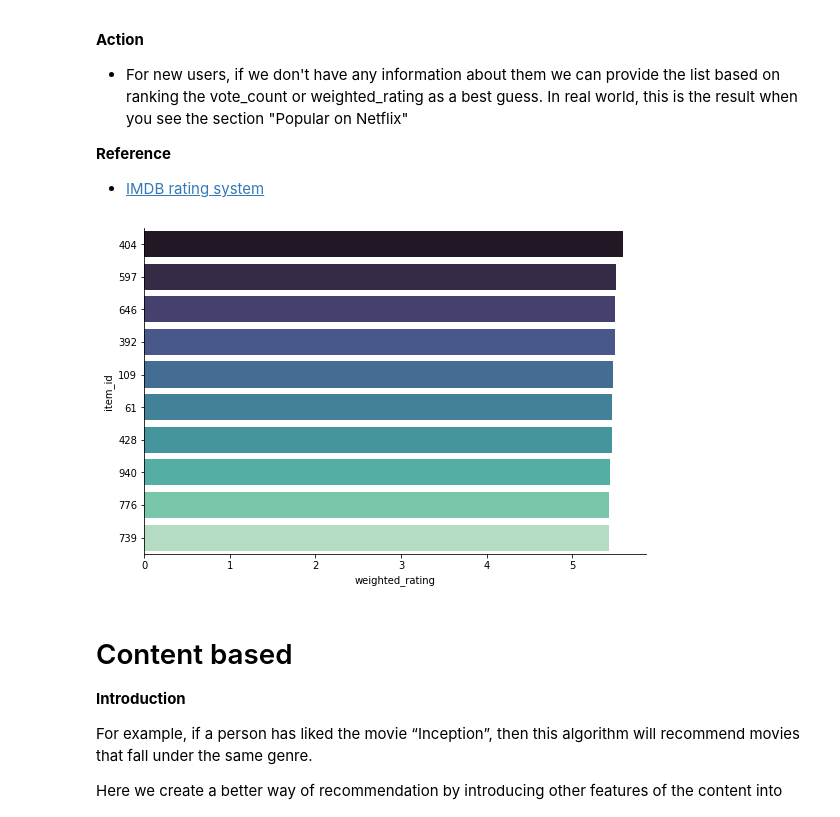
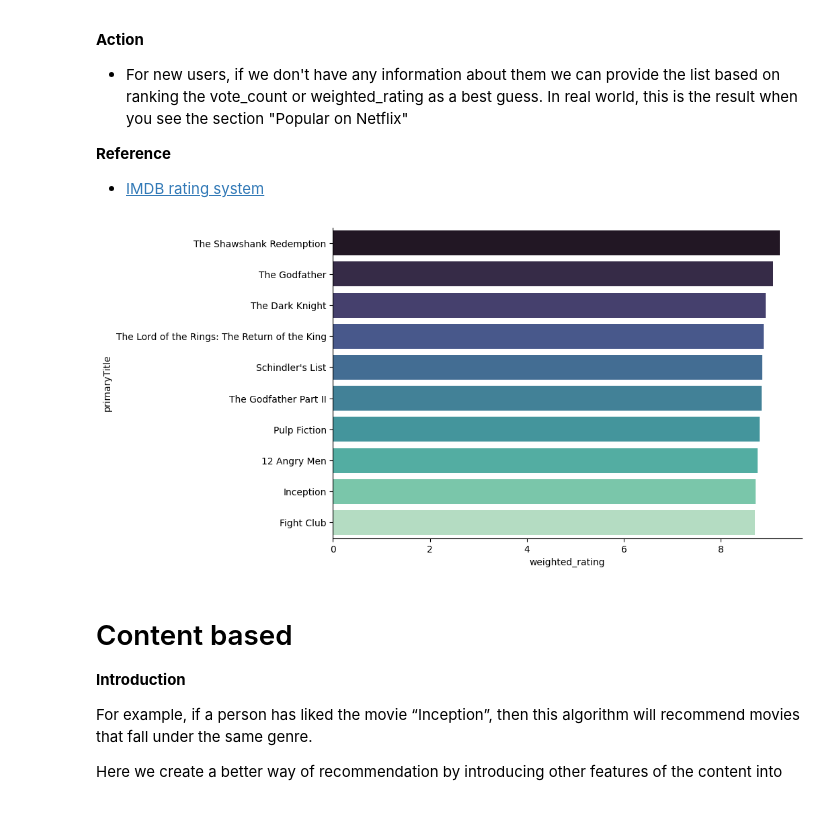
Before and after one commit to jonahwoods95/IMDB-Recommender-System, a Jupyter notebook: Tutorial.ipynb, the cells around one changed output. Drawn from its saved outputs; the diff is of its cells as text; code cells hidden in the pictures.

Commit message:
Imported, cleaned, and rated IMDB data

```diff
--- a/Tutorial.ipynb
+++ b/Tutorial.ipynb
@@ -76,0 +16,14 @@ Item Dataframe
+# %%
+# Only pull movies
+movies = titles_og[titles_og['titleType'] == 'movie']
+
+# Input NaN where appropriate
+movies = movies.replace('\\N', nan)
+
+# Clean up dtypes
+movies['isAdult'] = movies['isAdult'].astype(int)
+movies['startYear'] = movies['startYear'].astype("Int64")
+movies['runtimeMinutes'] = movies['runtimeMinutes'].astype("Int64")
+
+# Drop endYear - always blank for movies
+movies = movies.drop(columns='endYear')
@@ -76,0 +41,3 @@ Item Dataframe
+# %%
+# Only keep reviews for movies
+reviews = reviews_og[reviews_og['tconst'].isin(movies['tconst'])]
@@ -113,70 +89,42 @@ In real world, this is the result when you see the section "Popular on Netflix"
 # %%
 def weighted_rating(v,m,R,C):
     '''
     Calculate the weighted rating
 
     Args:
     v -> average rating for each item (float)
     m -> minimum votes required to be classified as popular (float)
     R -> average rating for the item (pd.Series)
     C -> average rating for the whole dataset (pd.Series)
 
     Returns:
     pd.Series
     '''
     return ( (v / (v + m)) * R) + ( (m / (v + m)) * C )
 
-def assign_popular_based_score(rating_df, item_df, user_col, item_col, rating_col):
-    '''
-    Assigned popular based score based on the IMDB weighted average.
+# Calcuate input parameters
+C = mean(reviews['averageRating'])
+m = percentile(reviews['numVotes'], 99)
+R = reviews['averageRating']
+v = reviews['numVotes']
 
-    Args:
-    rating -> pd.DataFrame contains ['item_id', 'rating'] for each user.
+# Create IMDB popular scoring
+qualified_reviews = reviews[reviews['numVotes'] >= m].copy()
+qualified_reviews['weighted_rating'] = weighted_rating(v,m,R,C)
 
-    Returns
-    popular_items -> pd.DataFrame contains item and IMDB weighted score.
-    '''
-
-    # pre processing
-    vote_count = (
-        rating_df
-        .groupby(item_col,as_index=False)
-        .agg( {user_col:'count', rating_col:'mean'} )
-        )
-    vote_count.columns = [item_col, 'vote_count', 'avg_rating']
-
-    # calcuate input parameters
-    C = np.mean(vote_count['avg_rating'])
-    m = np.percentile(vote_count['vote_count'], 70)
-    vote_count = vote_count[vote_count['vote_count'] >= m]
-    R = vote_count['avg_rating']
-    v = vote_count['vote_count']
-    vote_count['weighted_rating'] = weighted_rating(v,m,R,C)
-
-    # post processing
-    vote_count = vote_count.merge(item_df, on = [item_col], how = 'left')
-    popular_items = vote_count.loc[:,[item_col, 'genres', 'vote_count', 'avg_rating', 'weighted_rating']]
-
-    return popular_items
-
-# init constant
-USER_COL = 'user_id'
-ITEM_COL = 'item_id'
-RATING_COL = 'rating'
-
-# calcualte popularity based
-pop_items = assign_popular_based_score(ratings, items, USER_COL, ITEM_COL, RATING_COL)
-pop_items = pop_items.sort_values('weighted_rating', ascending = False)
+# Combine Data
+popular_movies = qualified_reviews.merge(movies, on = ['tconst'], how = 'inner') # Only want movies
+popular_movies = popular_movies.sort_values('weighted_rating', ascending = False)
 
 # plot the popularity based on the weighted score
-fix, ax = plt.subplots(figsize=(9,6))
-sns.barplot(data = pop_items.head(10),
-            y = 'item_id',
+fix, ax = subplots(figsize=(9,6))
+barplot(data = popular_movies.head(10),
+            y = 'primaryTitle',
             x = 'weighted_rating',
-            palette = 'mako');
-sns.despine();
+            palette = 'mako')
+despine()
 # %% [output]
-[figure, old version]
+[figure, new version]
 # %% [markdown]
 # Content based
 
```
Also changed, not shown: parts of 11 cells of this notebook, 1 other file.
